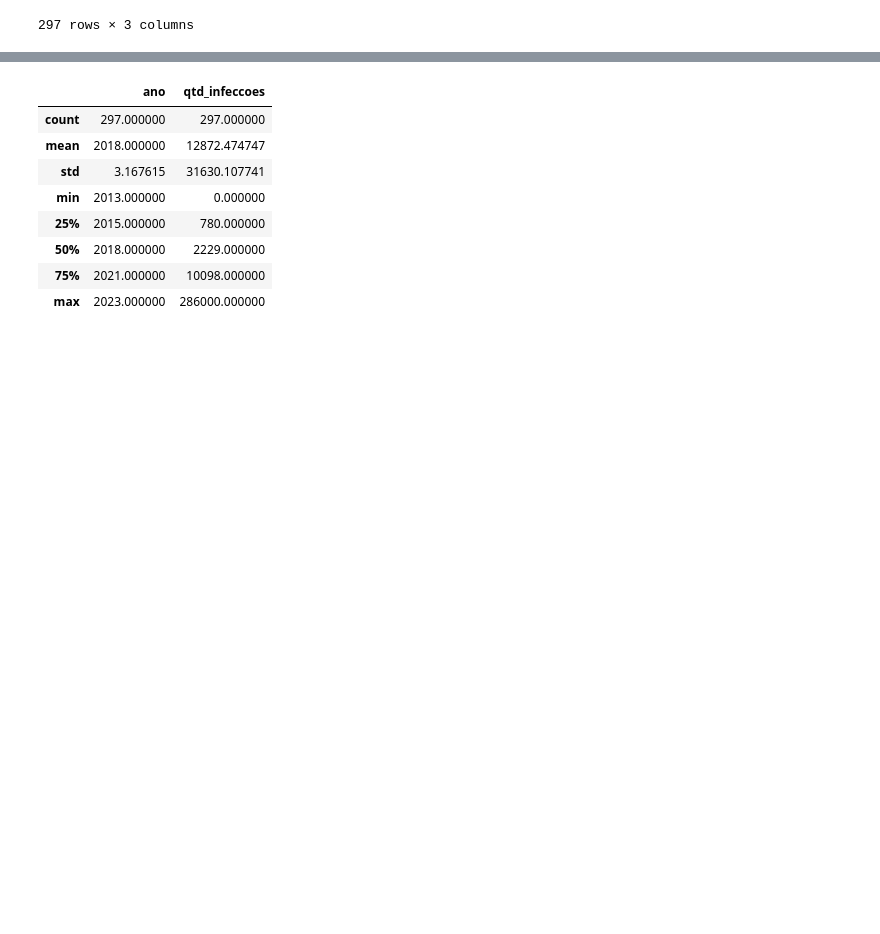
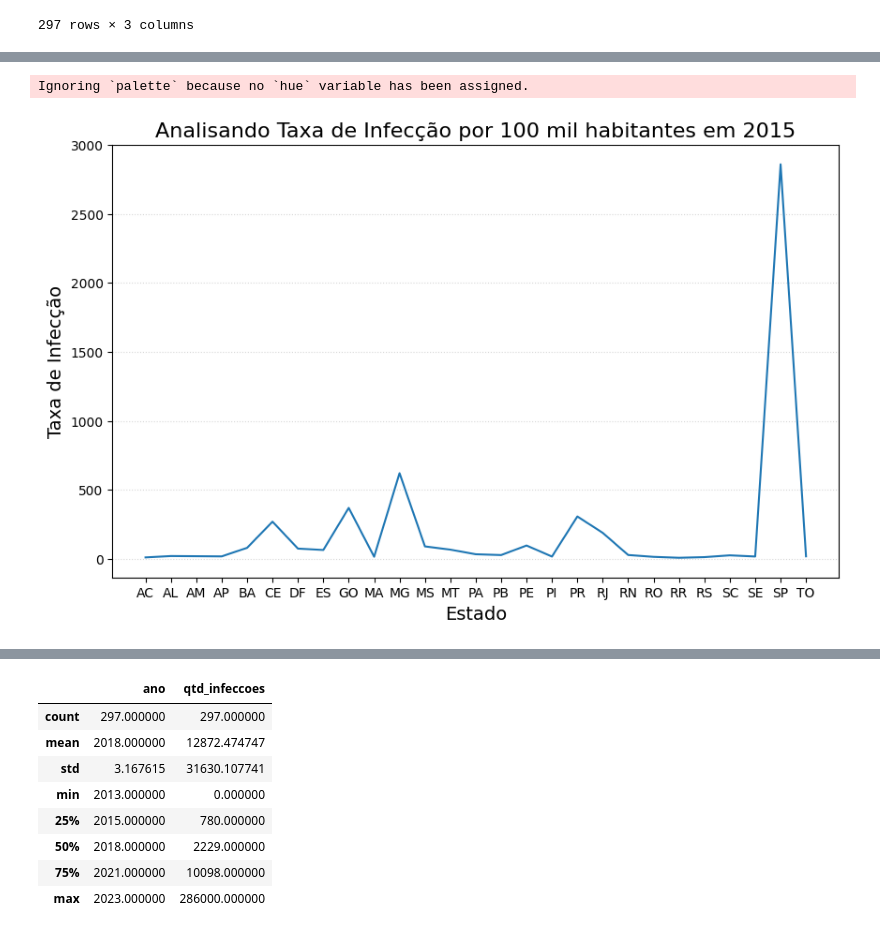
Before and after one commit to LuFeMa33/Codes_FIAP, a Jupyter notebook: Dengue_Brasil.ipynb, the cells around one changed output, grey strips where cells are left out. Cells and saved outputs as stored; diff of their text form; code cells hidden in the pictures; blank space fills up the shorter version.

```diff
--- a/Dengue_Brasil.ipynb
+++ b/Dengue_Brasil.ipynb
@@ -171,3 +190,5 @@ infeccoes_estado
 | 295 | 2023 | SP | 198774 |
 | 296 | 2023 | TO | 1232 |
 297 rows × 3 columns
+# %%
+infeccoes_estado['Taxa de Infecção por 100.000 habitantes'] = infeccoes_estado['qtd_infeccoes'] / 100.000
@@ -173,0 +211,3 @@ infeccoes_estado
+# %%
+# filtrando o ano de 2015
+infeccoes_estado_2015 = infeccoes_estado[infeccoes_estado['ano'] == 2015]
@@ -173,0 +234,15 @@ infeccoes_estado
+# %%
+from re import X
+# criando grafico de linha
+plt.figure(figsize=(10,6))
+
+sns.lineplot(data = infeccoes_estado_2015, x = 'uf', y = 'Taxa de Infecção por 100.000 habitantes')
+
+plt.title('Analisando Taxa de Infecção por 100 mil habitantes em 2015', fontsize = 16)
+plt.xlabel('Estado', fontsize = 14)
+plt.ylabel('Taxa de Infecção', fontsize = 14)
+plt.grid(axis= 'y', linestyle = ':', alpha = 0.5)
+plt.show()
+# %% [output]
+Ignoring `palette` because no `hue` variable has been assigned.
+[figure, added]
```
Also changed, not shown: parts of 6 cells of this notebook.
